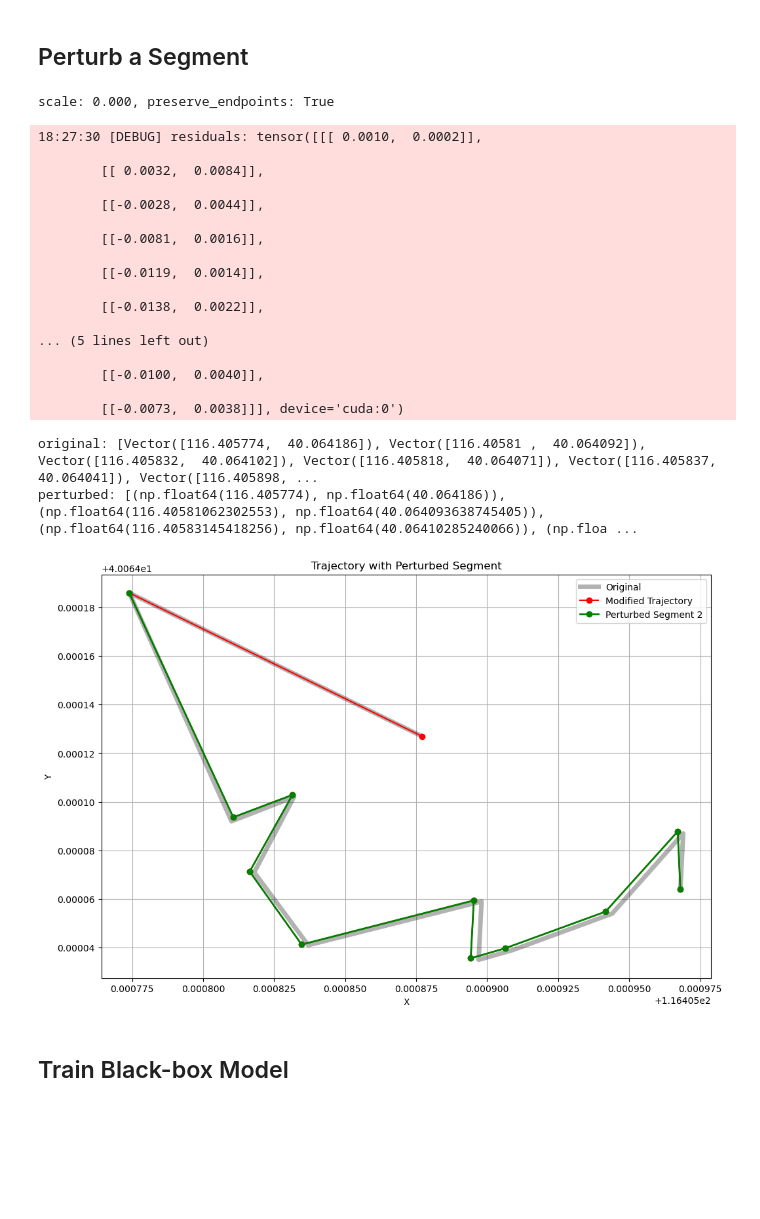
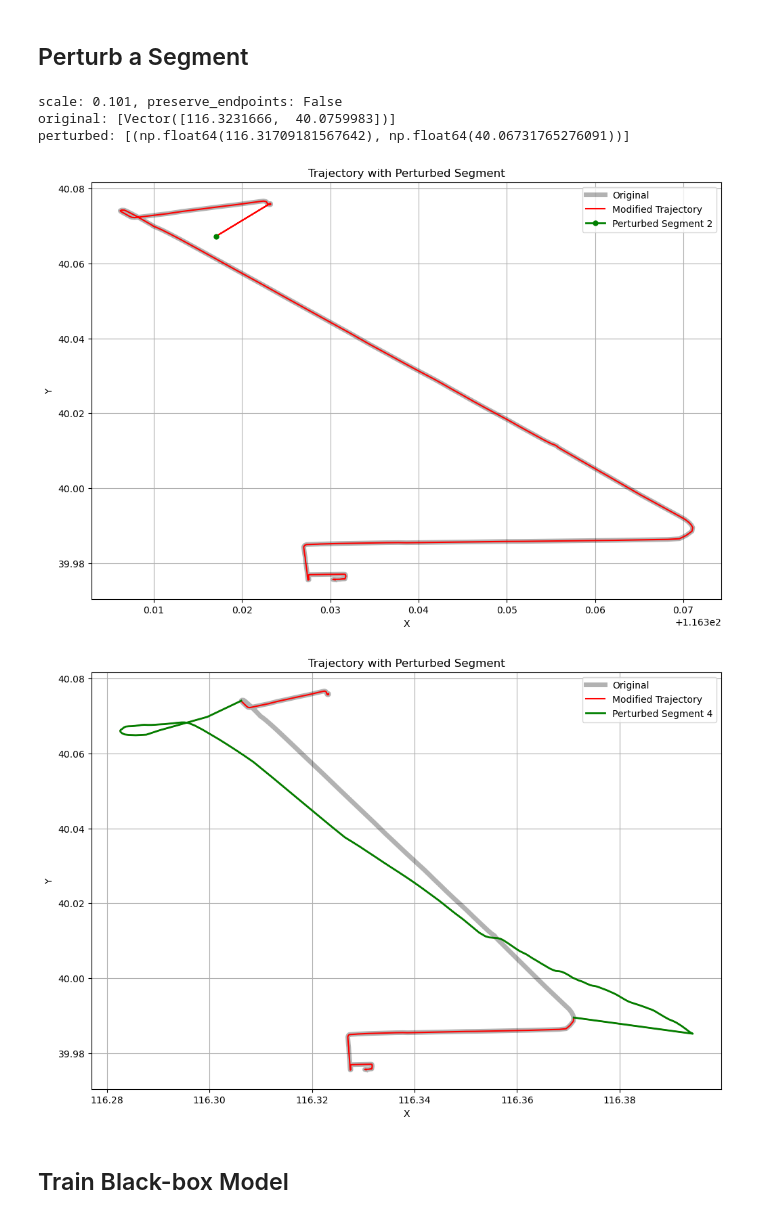
Before and after one commit to n-zad/XAI4Traj, a Jupyter notebook: traj_xai/notebooks/test_gan_functionality.ipynb, the cells around one changed output. Drawn from its saved outputs; the diff is of its cells as text; code cells hidden in the pictures; blank space fills up the shorter version.

```diff
--- a/traj_xai/notebooks/test_gan_functionality.ipynb
+++ b/traj_xai/notebooks/test_gan_functionality.ipynb
@@ -82,16 +77,14 @@ print(segments)
 plt.figure(figsize=(12, 8))
 
 # Plot original trajectory
-plt.plot(x, y, "k-", alpha=0.3, label="Original")
+plt.plot(x, y, "k-", alpha=0.3, linewidth=5, label="Original")
 
 # Plot each segment with a different color
 colors = plt.cm.rainbow(np.linspace(0, 1, len(segments)))
 for i, segment in enumerate(segments):
     segment_x = [p[0] for p in segment]
     segment_y = [p[1] for p in segment]
-    plt.plot(
-        segment_x, segment_y, "-o", color=colors[i], linewidth=2, label=f"Segment {i+1}"
-    )
+    plt.plot(segment_x, segment_y, "-", color=colors[i], linewidth=2, label=f"Segment {i+1}")
 
 plt.title("Trajectory Segments using RDP")
 plt.xlabel("X")
@@ -126,56 +119,40 @@ plt.figure(figsize=(12, 8))
 plt.plot(x, y, "k-", alpha=0.3, lw=5, label="Original")
 
 # Create a modified trajectory by replacing the perturbed segment
 modified_segments = segments.copy()
 modified_segments[segment_to_perturb] = perturbed_segment
 modified_trajectory = []
 for segment in modified_segments:
     modified_trajectory.extend(segment)
 
 # Plot modified trajectory
 modified_x = [p[0] for p in modified_trajectory]
 modified_y = [p[1] for p in modified_trajectory]
-plt.plot(modified_x, modified_y, "r-o", label="Modified Trajectory")
+plt.plot(modified_x, modified_y, "r-", label="Modified Trajectory")
 
 # Highlight the perturbed segment
 perturbed_x = [p[0] for p in perturbed_segment]
 perturbed_y = [p[1] for p in perturbed_segment]
 plt.plot(
     perturbed_x,
     perturbed_y,
-    "g-o",
+    "g.-",
     linewidth=2,
+    markersize=10,
     label=f"Perturbed Segment {segment_to_perturb+1}",
 )
 
 plt.title("Trajectory with Perturbed Segment")
 plt.xlabel("X")
 plt.ylabel("Y")
 plt.legend()
 plt.grid(True)
 plt.show()
 # %% [output]
-scale: 0.000, preserve_endpoints: True
+scale: 0.101, preserve_endpoints: False
+original: [Vector([116.3231666,  40.0759983])]
+perturbed: [(np.float64(116.31709181567642), np.float64(40.06731765276091))]
-18:27:30 [DEBUG] residuals: tensor([[[ 0.0010,  0.0002]],
-
-        [[ 0.0032,  0.0084]],
-
-        [[-0.0028,  0.0044]],
-
-        [[-0.0081,  0.0016]],
-
-        [[-0.0119,  0.0014]],
-
-        [[-0.0138,  0.0022]],
-
-... (5 lines left out)
-
-        [[-0.0100,  0.0040]],
-
-        [[-0.0073,  0.0038]]], device='cuda:0')
-original: [Vector([116.405774,  40.064186]), Vector([116.40581 ,  40.064092]), Vector([116.405832,  40.064102]), Vector([116.405818,  40.064071]), Vector([116.405837,  40.064041]), Vector([116.405898, ...
-perturbed: [(np.float64(116.405774), np.float64(40.064186)), (np.float64(116.40581062302553), np.float64(40.064093638745405)), (np.float64(116.40583145418256), np.float64(40.06410285240066)), (np.floa ...
-[figure, old version]
+[figure, new version]
 # %%
 def visualize_perturbation(x, y, segments, segment_to_perturb, perturbed_segment):
     # Visualize the perturbation
@@ -214,21 +191,23 @@ def visualize_perturbation(x, y, segments, segment_to_perturb, perturbed_segment
     plt.grid(True)
     plt.show()
 # %%
-# limit = 10
+limit = 1
 
-# for i in range(min(limit, len(test.trajs))):
-#     points = test.trajs[i].r
-#     x = [p[0] for p in points]
-#     y = [p[1] for p in points]
+for i in range(min(limit, len(test.trajs))):
+    points = test.trajs[i].r
+    x = [p[0] for p in points]
+    y = [p[1] for p in points]
 
-#     segments = rdp_segmentation(points, epsilon=0.01)
+    segments = rdp_segmentation(points, epsilon=0.01)
 
-#     segment_to_perturb = np.random.randint(0, len(segments))
-#     scale = max(max(x) - min(x), max(y) - min(y))
-#     preserve_endpoints = len(segments[segment_to_perturb]) > 2
-#     perturbed_segment = gan_perturbation(segments[segment_to_perturb], scale=scale, preserve_endpoints=preserve_endpoints)
+    segment_to_perturb = np.random.randint(0, len(segments))
+    scale = max(max(x) - min(x), max(y) - min(y))
+    preserve_endpoints = len(segments[segment_to_perturb]) > 2
+    perturbed_segment = gan_perturbation(segments[segment_to_perturb], scale=scale, preserve_endpoints=preserve_endpoints)
 
-#     visualize_perturbation(x, y, segments, segment_to_perturb, perturbed_segment)
+    visualize_perturbation(x, y, segments, segment_to_perturb, perturbed_segment)
+# %% [output]
+[figure, added]
 # %% [markdown]
 ## Train Black-box Model
 # %%
```
Also changed, not shown: parts of 14 cells of this notebook, 15 other files.
